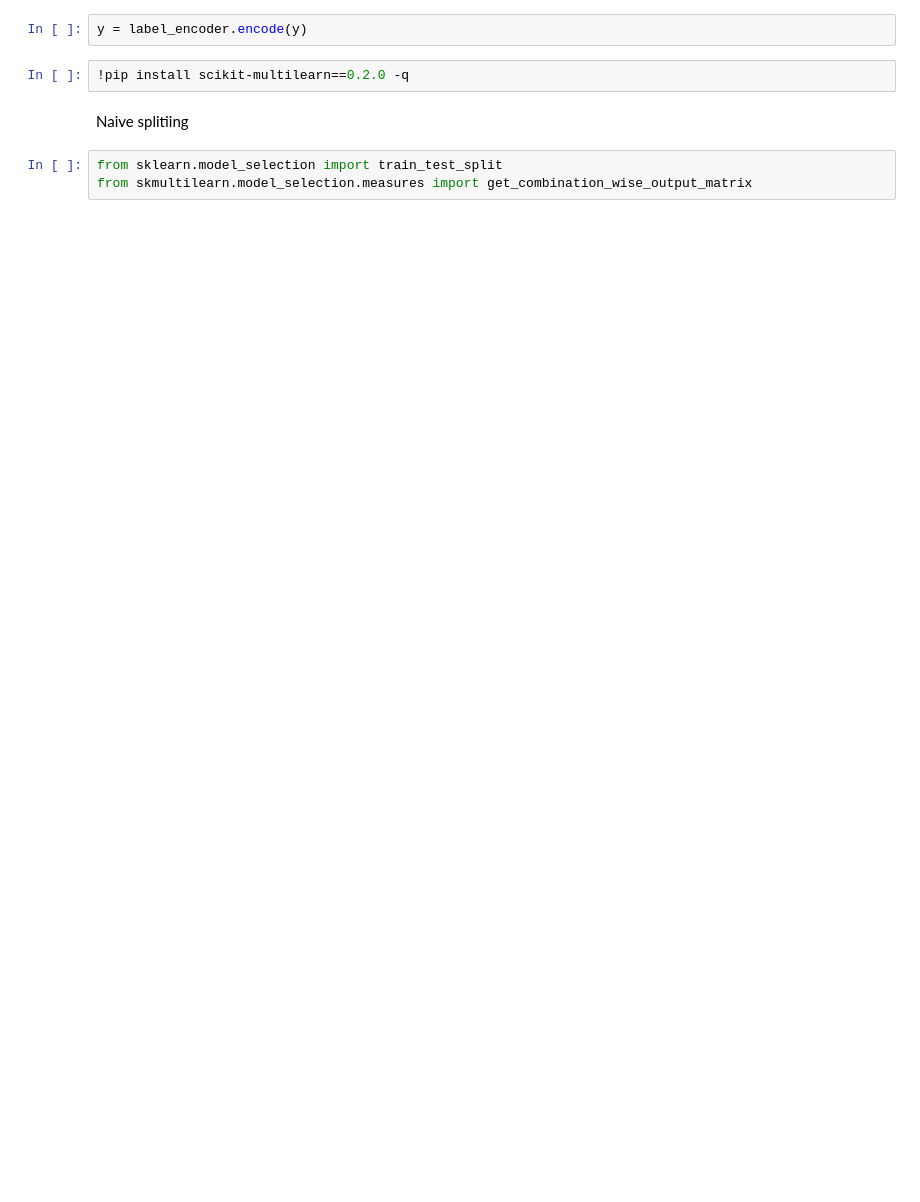
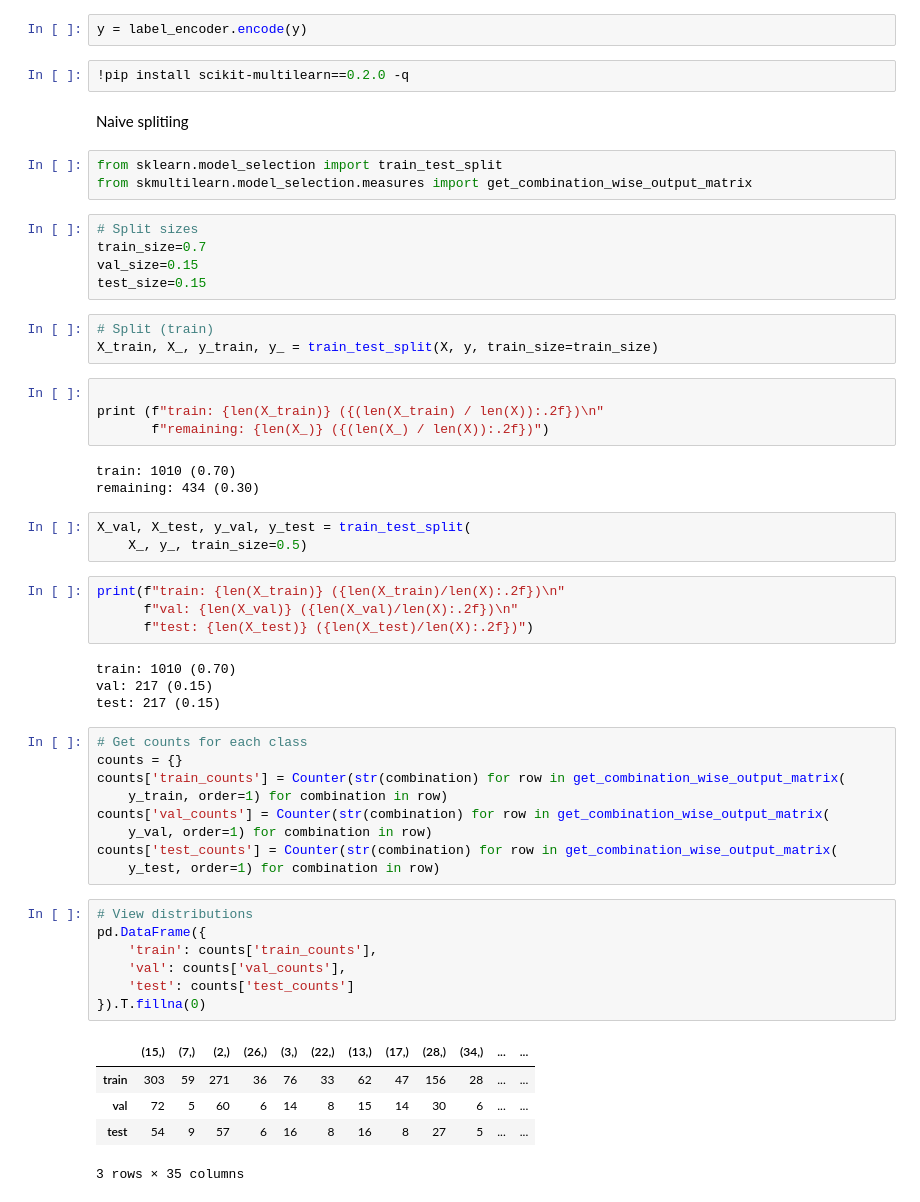
Before and after one commit to saketkattu/AI-tags, a Jupyter notebook: Notebooks/EDA.ipynb, the cells around one changed output. Drawn from its saved outputs; the diff is of its cells as text; blank space fills up the shorter version.

```diff
--- a/Notebooks/EDA.ipynb
+++ b/Notebooks/EDA.ipynb
@@ -270,3 +271,51 @@ Naive splitiing
 # %%
 from sklearn.model_selection import train_test_split
 from skmultilearn.model_selection.measures import get_combination_wise_output_matrix
+# %%
+# Split sizes
+train_size=0.7
+val_size=0.15
+test_size=0.15
+# %%
+# Split (train)
+X_train, X_, y_train, y_ = train_test_split(X, y, train_size=train_size)
+# %%
+
+print (f"train: {len(X_train)} ({(len(X_train) / len(X)):.2f})\n"
+       f"remaining: {len(X_)} ({(len(X_) / len(X)):.2f})")
+# %% [output]
+train: 1010 (0.70)
+remaining: 434 (0.30)
+# %%
+X_val, X_test, y_val, y_test = train_test_split(
+    X_, y_, train_size=0.5)
+# %%
+print(f"train: {len(X_train)} ({len(X_train)/len(X):.2f})\n"
+      f"val: {len(X_val)} ({len(X_val)/len(X):.2f})\n"
+      f"test: {len(X_test)} ({len(X_test)/len(X):.2f})")
+# %% [output]
+train: 1010 (0.70)
+val: 217 (0.15)
+test: 217 (0.15)
+# %%
+# Get counts for each class
+counts = {}
+counts['train_counts'] = Counter(str(combination) for row in get_combination_wise_output_matrix(
+    y_train, order=1) for combination in row)
+counts['val_counts'] = Counter(str(combination) for row in get_combination_wise_output_matrix(
+    y_val, order=1) for combination in row)
+counts['test_counts'] = Counter(str(combination) for row in get_combination_wise_output_matrix(
+    y_test, order=1) for combination in row)
+# %%
+# View distributions
+pd.DataFrame({
+    'train': counts['train_counts'],
+    'val': counts['val_counts'],
+    'test': counts['test_counts']
+}).T.fillna(0)
+# %% [output]
+|  | (15,) | (7,) | (2,) | (26,) | (3,) | (22,) | (13,) | (17,) | (28,) | (34,) | ... | ... |
+| train | 303 | 59 | 271 | 36 | 76 | 33 | 62 | 47 | 156 | 28 | ... | ... |
+| val | 72 | 5 | 60 | 6 | 14 | 8 | 15 | 14 | 30 | 6 | ... | ... |
+| test | 54 | 9 | 57 | 6 | 16 | 8 | 16 | 8 | 27 | 5 | ... | ... |
+3 rows × 35 columns
```
Also changed, not shown: parts of 20 cells of this notebook.
